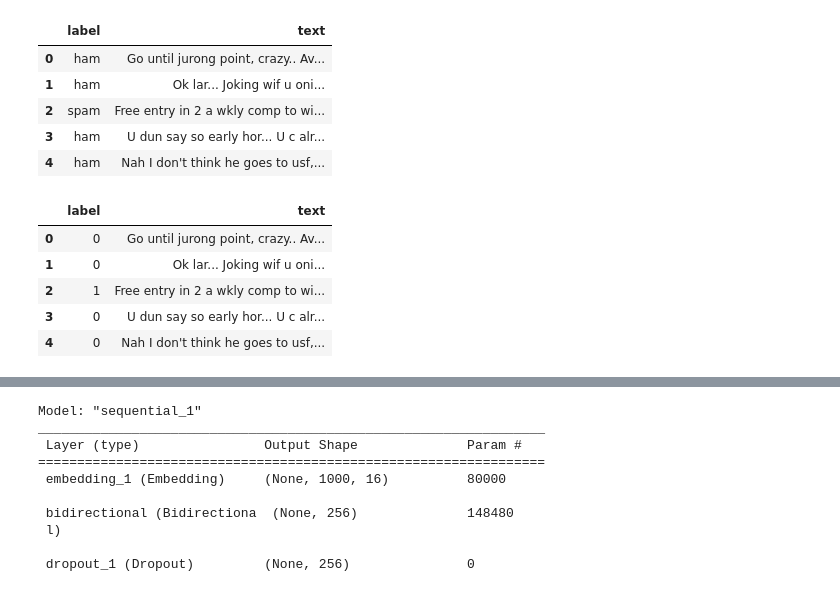
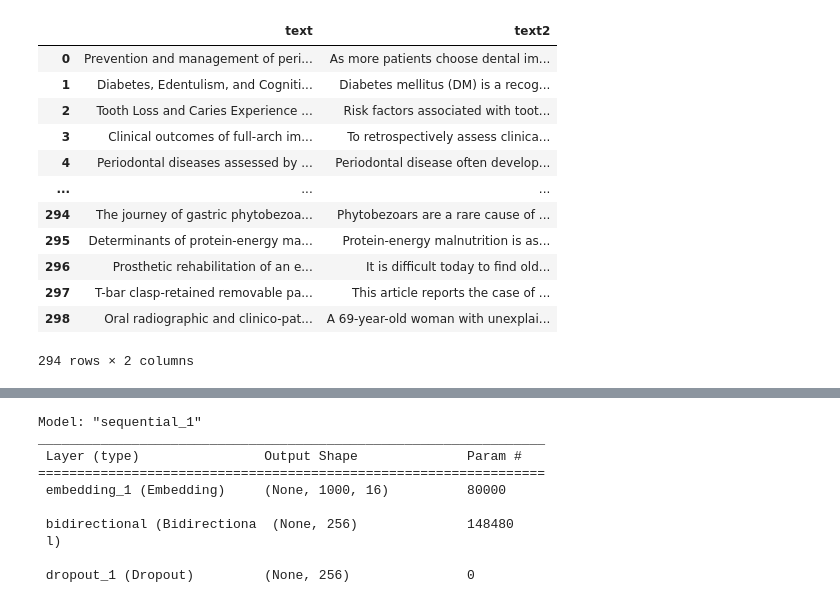
Before and after one commit to ardeliaraminta/nlp-models-research, a Jupyter notebook: model/bi-lstm.ipynb, the cells around one changed output, grey strips where cells are left out. Saved outputs shown, nothing was run; the diff lists cells and outputs as text; code cells hidden in the pictures.

```diff
--- a/model/bi-lstm.ipynb
+++ b/model/bi-lstm.ipynb
@@ -30,6 +30,6 @@ from tensorflow.keras.preprocessing.text import Tokenizer
 from tensorflow.keras.preprocessing.sequence import pad_sequences
 from tensorflow.keras.callbacks import EarlyStopping
 # %%
-df = pd.read_csv("spam.csv",encoding = "ISO-8859-1")
+df = pd.read_csv("data_final.csv",sep=';')
 df.head()
 # %% [output]
@@ -42,23 +42,19 @@ df.head()
 # %%
-df = df.drop(["Unnamed: 2","Unnamed: 3","Unnamed: 4"], axis=1)
 df.replace("", float("NaN"), inplace=True)
 df.dropna(inplace=True)
-df.rename(columns = {"v1" : "label", "v2":"text"},inplace = True)
-df.head()
+df.rename(columns = {"Abstract" : "text2", "Title":"text"},inplace = True)
+df
 # %% [output]
-|  | label | text |
-| 0 | ham | Go until jurong point, crazy.. Av... |
-| 1 | ham | Ok lar... Joking wif u oni... |
-| 2 | spam | Free entry in 2 a wkly comp to wi... |
-| 3 | ham | U dun say so early hor... U c alr... |
-| 4 | ham | Nah I don't think he goes to usf,... |
+|  | text | text2 |
+| 0 | Prevention and management of peri... | As more patients choose dental im... |
+| 1 | Diabetes, Edentulism, and Cogniti... | Diabetes mellitus (DM) is a recog... |
+| 2 | Tooth Loss and Caries Experience ... | Risk factors associated with toot... |
+| 3 | Clinical outcomes of full-arch im... | To retrospectively assess clinica... |
+| 4 | Periodontal diseases assessed by ... | Periodontal disease often develop... |
+| ... | ... | ... |
+| 294 | The journey of gastric phytobezoa... | Phytobezoars are a rare cause of ... |
+| 295 | Determinants of protein-energy ma... | Protein-energy malnutrition is as... |
+| 296 | Prosthetic rehabilitation of an e... | It is difficult today to find old... |
+| 297 | T-bar clasp-retained removable pa... | This article reports the case of ... |
+| 298 | Oral radiographic and clinico-pat... | A 69-year-old woman with unexplai... |
+294 rows × 2 columns
-# %%
-df["label"] = df["label"].map({"ham": 0, "spam": 1})
-df.head()
-# %% [output]
-|  | label | text |
-| 0 | 0 | Go until jurong point, crazy.. Av... |
-| 1 | 0 | Ok lar... Joking wif u oni... |
-| 2 | 1 | Free entry in 2 a wkly comp to wi... |
-| 3 | 0 | U dun say so early hor... U c alr... |
-| 4 | 0 | Nah I don't think he goes to usf,... |
```
Also changed, not shown: parts of 11 cells of this notebook, 3 other files.
